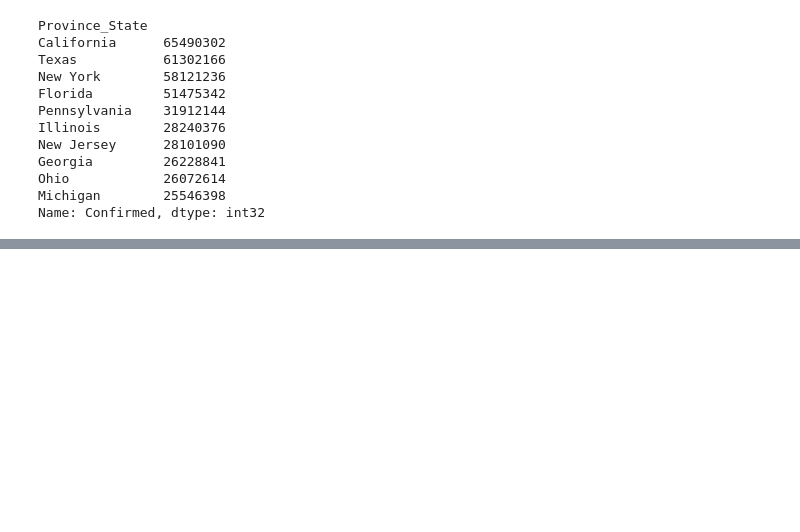
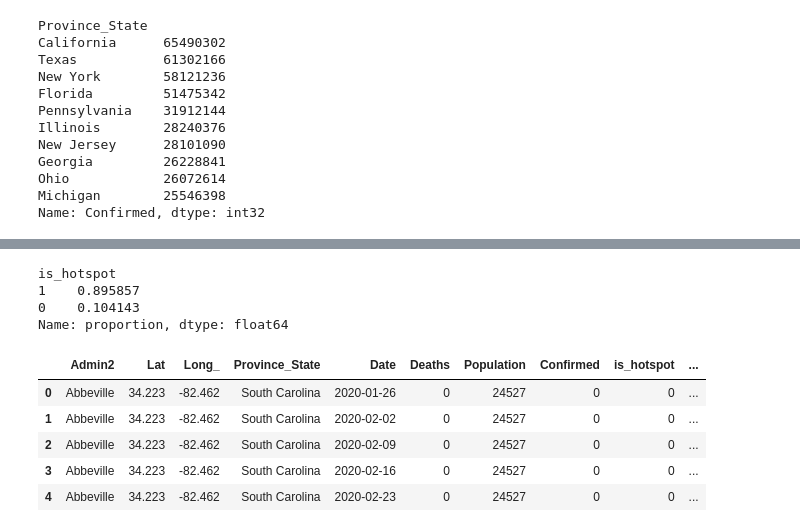
Before and after one commit to Chutacos/ADS_cloud, a Jupyter notebook: jgu_ML.ipynb, the cells around one changed output, grey strips where cells are left out. Drawn from its saved outputs; the diff is of its cells as text; code cells hidden in the pictures; blank space fills up the shorter version.

```diff
--- a/jgu_ML.ipynb
+++ b/jgu_ML.ipynb
@@ -199,0 +201,5 @@ X = base_df
+# %%
+HOTSPOT_THRESHOLD = 20
+
+base_df['is_hotspot'] = (base_df['Deaths'] > HOTSPOT_THRESHOLD).astype(int)
+base_df.head()
@@ -200,2 +213,42 @@ X = base_df
+# %%
+base_df['is_hotspot'].value_counts(normalize=True)
+# %% [output]
+is_hotspot
+1    0.895857
+0    0.104143
+Name: proportion, dtype: float64
+# %%
+base_df = base_df.sort_values(['Admin2', 'Date'])
+
+for lag in [1, 2, 3]:
+    base_df[f'lag_{lag}_deaths'] = (
+        base_df
+        .groupby('Admin2')['Deaths']
+        .shift(lag)
+    )
+    base_df[f'lag_{lag}_confirmed'] = (
+        base_df
+        .groupby('Admin2')['Confirmed']
+        .shift(lag)
+    )
+# %%
+base_df['roll_3w_avg_deaths'] = (
+    base_df
+    .groupby('Admin2')['Deaths']
+    .rolling(window=3)
+    .mean()
+    .reset_index(level=0, drop=True)
+)
+# %%
+base_df['weekofyear'] = base_df['Date'].dt.isocalendar().week
+base_df['month'] = base_df['Date'].dt.month
+base_df['year'] = base_df['Date'].dt.year
 # %%
-X_train, X_test, y_train, y_test = train_test_split(X, y, test_size=.20)
+base_df.head()
+# %% [output]
+|  | Admin2 | Lat | Long_ | Province_State | Date | Deaths | Population | Confirmed | is_hotspot | ... |
+| 0 | Abbeville | 34.223 | -82.462 | South Carolina | 2020-01-26 | 0 | 24527 | 0 | 0 | ... |
+| 1 | Abbeville | 34.223 | -82.462 | South Carolina | 2020-02-02 | 0 | 24527 | 0 | 0 | ... |
+| 2 | Abbeville | 34.223 | -82.462 | South Carolina | 2020-02-09 | 0 | 24527 | 0 | 0 | ... |
+| 3 | Abbeville | 34.223 | -82.462 | South Carolina | 2020-02-16 | 0 | 24527 | 0 | 0 | ... |
+| 4 | Abbeville | 34.223 | -82.462 | South Carolina | 2020-02-23 | 0 | 24527 | 0 | 0 | ... |
```
Also changed, not shown: parts of 7 cells of this notebook.
